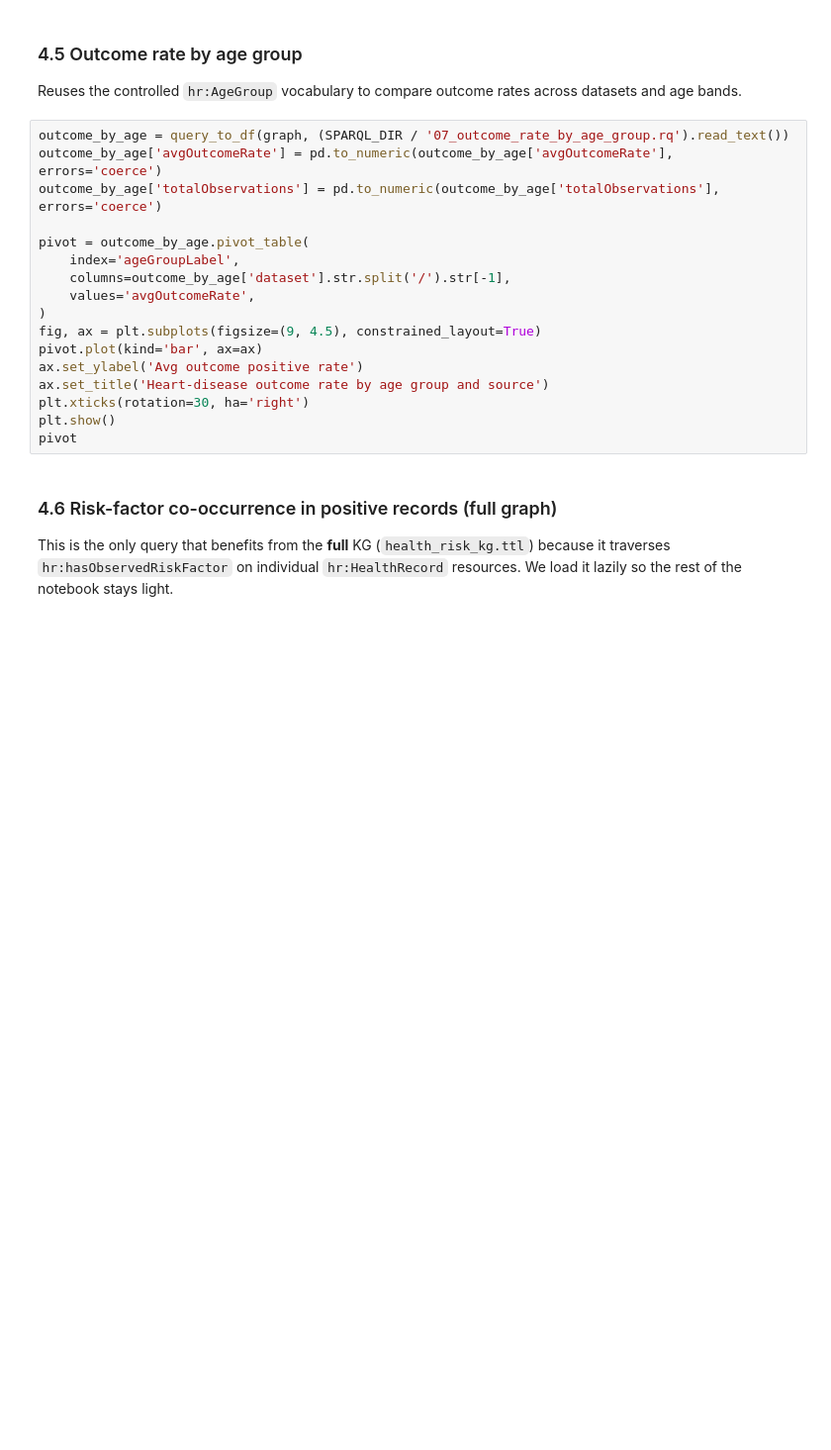
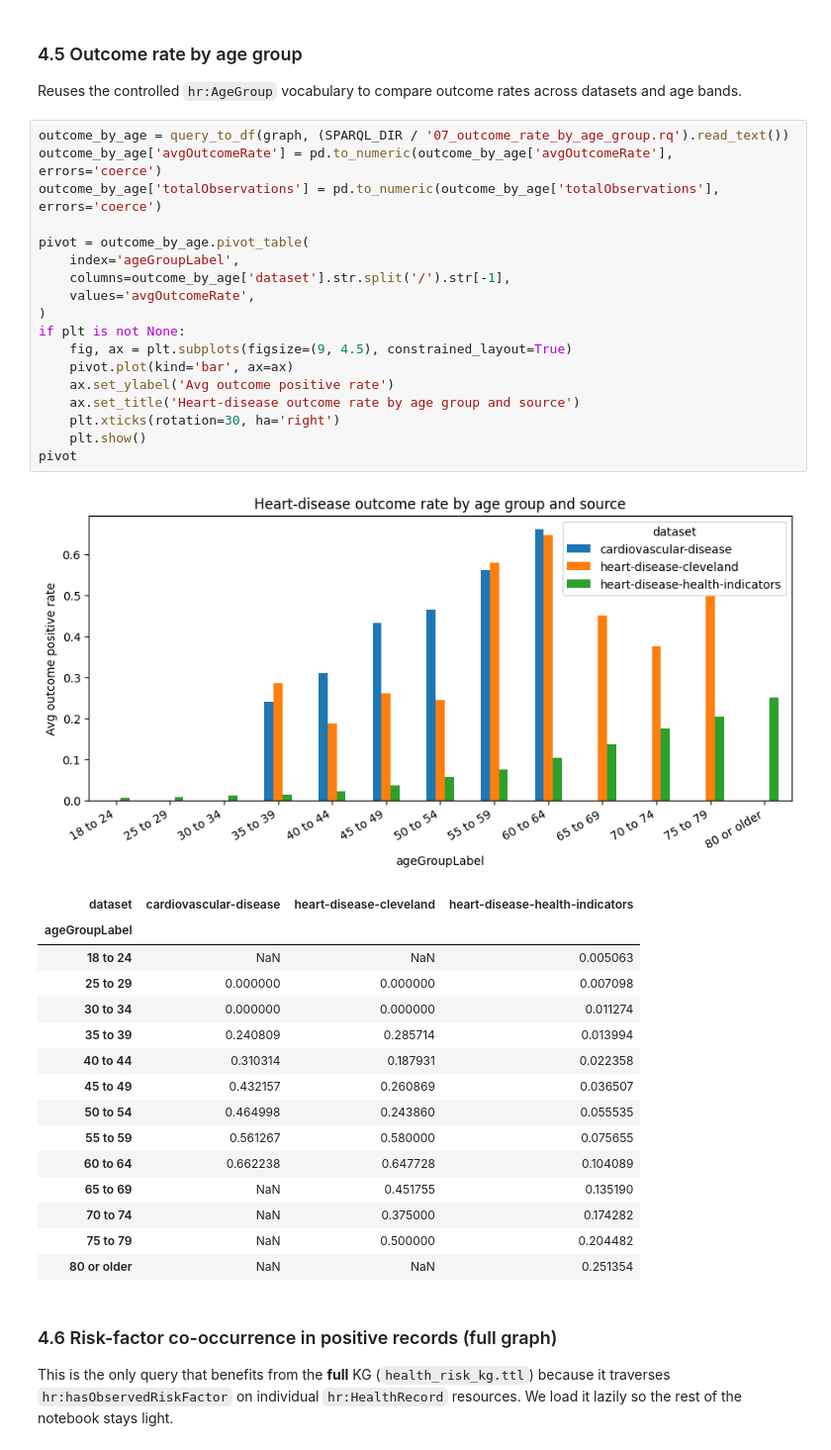
Before and after one commit to gallego-c/bda-practica2, a Jupyter notebook: notebooks/02_knowledge_graph_exploration.ipynb, the cells around one changed output. Shown at 99% size. Drawn from its saved outputs; the diff is of its cells as text; blank space fills up the shorter version.

```diff
--- a/notebooks/02_knowledge_graph_exploration.ipynb
+++ b/notebooks/02_knowledge_graph_exploration.ipynb
@@ -177,20 +302,38 @@ Reuses the controlled `hr:AgeGroup` vocabulary to compare outcome rates across d
 # %%
 outcome_by_age = query_to_df(graph, (SPARQL_DIR / '07_outcome_rate_by_age_group.rq').read_text())
 outcome_by_age['avgOutcomeRate'] = pd.to_numeric(outcome_by_age['avgOutcomeRate'], errors='coerce')
 outcome_by_age['totalObservations'] = pd.to_numeric(outcome_by_age['totalObservations'], errors='coerce')
 
 pivot = outcome_by_age.pivot_table(
     index='ageGroupLabel',
     columns=outcome_by_age['dataset'].str.split('/').str[-1],
     values='avgOutcomeRate',
 )
-fig, ax = plt.subplots(figsize=(9, 4.5), constrained_layout=True)
-pivot.plot(kind='bar', ax=ax)
-ax.set_ylabel('Avg outcome positive rate')
-ax.set_title('Heart-disease outcome rate by age group and source')
-plt.xticks(rotation=30, ha='right')
-plt.show()
+if plt is not None:
+    fig, ax = plt.subplots(figsize=(9, 4.5), constrained_layout=True)
+    pivot.plot(kind='bar', ax=ax)
+    ax.set_ylabel('Avg outcome positive rate')
+    ax.set_title('Heart-disease outcome rate by age group and source')
+    plt.xticks(rotation=30, ha='right')
+    plt.show()
 pivot
+# %% [output]
+[figure, added]
+| dataset | cardiovascular-disease | heart-disease-cleveland | heart-disease-health-indicators |
+| ageGroupLabel |  |  |  |
+| 18 to 24 | NaN | NaN | 0.005063 |
+| 25 to 29 | 0.000000 | 0.000000 | 0.007098 |
+| 30 to 34 | 0.000000 | 0.000000 | 0.011274 |
+| 35 to 39 | 0.240809 | 0.285714 | 0.013994 |
+| 40 to 44 | 0.310314 | 0.187931 | 0.022358 |
+| 45 to 49 | 0.432157 | 0.260869 | 0.036507 |
+| 50 to 54 | 0.464998 | 0.243860 | 0.055535 |
+| 55 to 59 | 0.561267 | 0.580000 | 0.075655 |
+| 60 to 64 | 0.662238 | 0.647728 | 0.104089 |
+| 65 to 69 | NaN | 0.451755 | 0.135190 |
+| 70 to 74 | NaN | 0.375000 | 0.174282 |
+| 75 to 79 | NaN | 0.500000 | 0.204482 |
+| 80 or older | NaN | NaN | 0.251354 |
 # %% [markdown]
 ### 4.6 Risk-factor co-occurrence in positive records (full graph)
 
```
Also changed, not shown: parts of 13 cells of this notebook, 35 other files.
